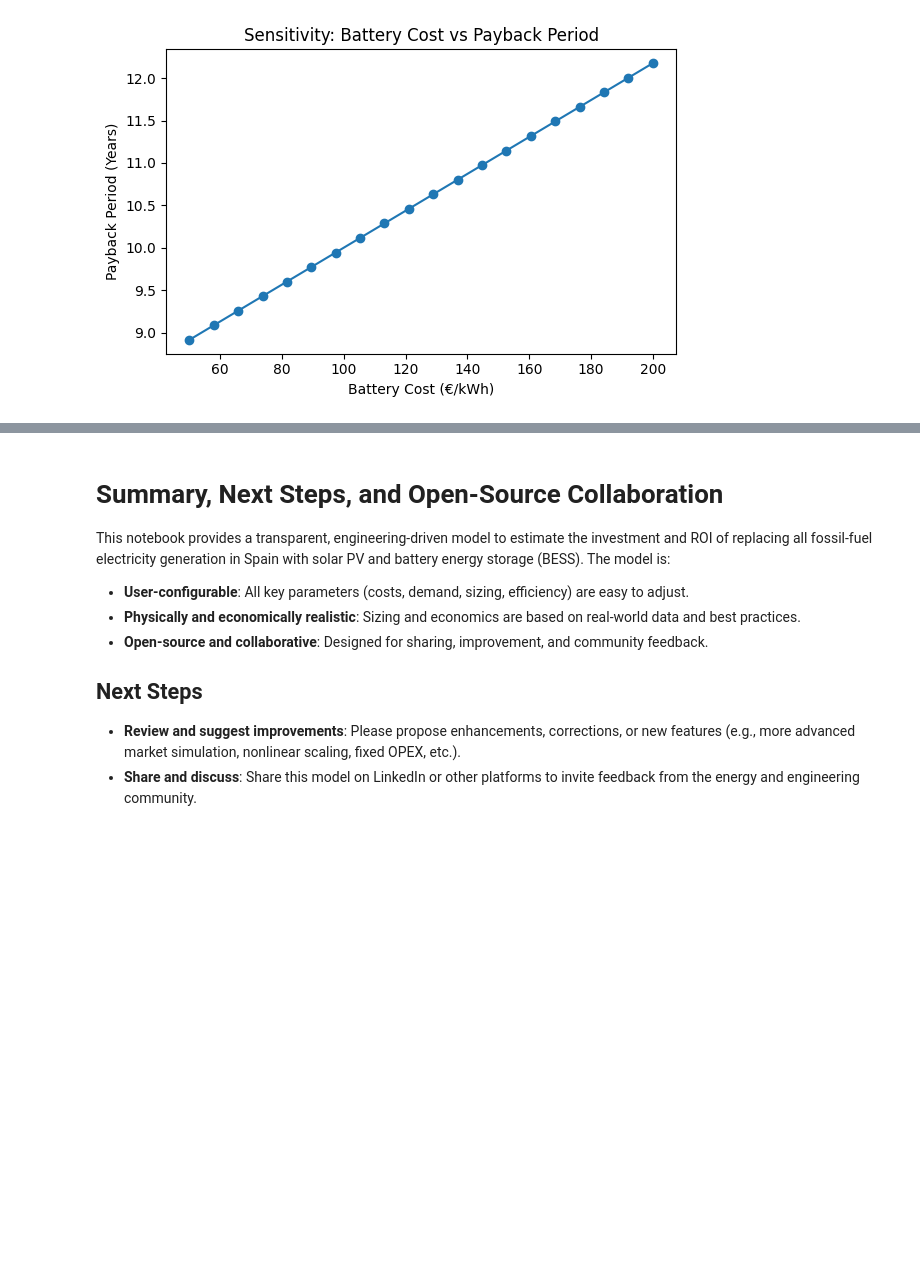
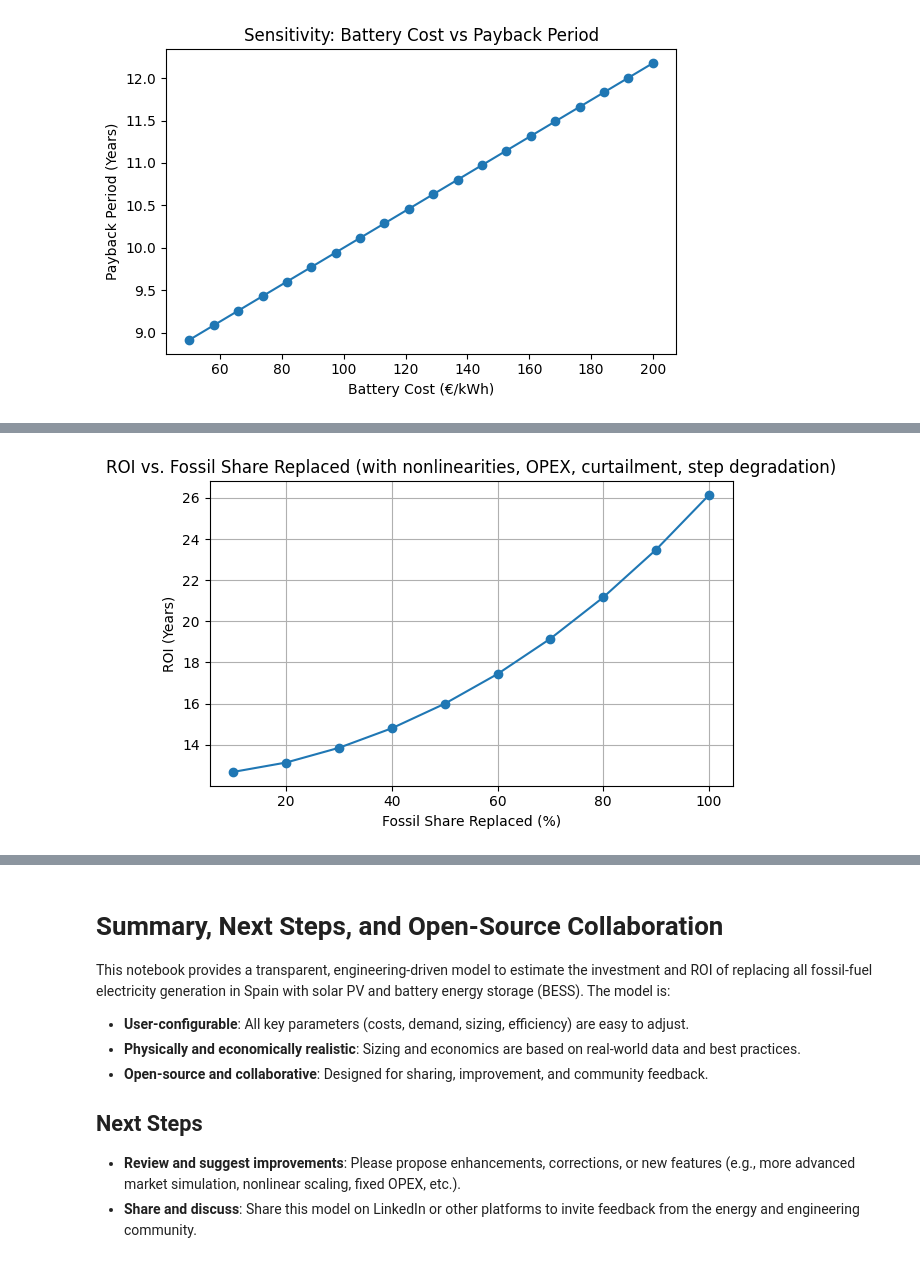
Before and after one commit to literato1987/spain-solar-bess-roi, a Jupyter notebook: roi.ipynb, the cells around one changed output, grey strips where cells are left out. Drawn from its saved outputs; the diff is of its cells as text; code cells hidden in the pictures; blank space fills up the shorter version.

```diff
--- a/roi.ipynb
+++ b/roi.ipynb
@@ -173,0 +180,84 @@ plot_sensitivity_battery_cost()
+# %%
+import numpy as np
+import matplotlib.pyplot as plt
+
+# --- Improved Analysis: Nonlinear Storage, Fixed OPEX, Curtailment, Step Battery Degradation ---
+# This section models:
+# - Nonlinear storage scaling (storage needs rise faster at high penetration)
+# - Curtailment at high solar shares (not all solar can be used)
+# - Fixed and variable OPEX
+# - Step battery degradation: battery drops to 80% capacity quickly, then remains stable until replacement at end of life
+
+def storage_needed_gwh_func(t):
+    # Storage grows faster at high penetration (example: quadratic scaling)
+    return storage_needed_gwh * (1 + 2 * (t**2))
+
+def curtailment_factor(t):
+    # 0% curtailment at low t, up to 20% at t=1
+    return min(0.2 * t, 0.2)
+
+def battery_effective_capacity_factor():
+    # Assume battery degrades to 80% quickly, then stays stable until replacement
+    return 0.8
+
+fixed_opex = 5_000_000  # €/year, example fixed OPEX for solar+BESS
+battery_lifetime = 12   # years before battery replacement
+battery_replacement_cost_fraction = 0.6  # 60% of initial cost for replacement
+
+targets = np.linspace(0.1, 1.0, 10)
+roi_list = []
+investment_list = []
+annual_savings_list = []
+for t in targets:
+    # Nonlinear storage scaling, adjust for step degradation (size for 80% capacity)
+    storage_cap = storage_needed_gwh_func(t) * t / battery_effective_capacity_factor()
+    solar_cap = solar_capacity_mw * t
+    solar_inv = solar_cap * solar_install_cost_per_mw
+    storage_inv = storage_cap * 1e6 * storage_cost_per_kwh
+    total_inv = solar_inv + storage_inv
+    # Curtailment: not all solar can be used at high penetration
+    usable_solar = fossil_annual_mwh * t * (1 - curtailment_factor(t))
+    # Fixed and variable OPEX
+    annual_opex = usable_solar * cost_per_mwh_solar_opex + fixed_opex
+    # Battery replacement at end of life (no continuous degradation)
+    years = 25
+    battery_replacement_cost = storage_inv * battery_replacement_cost_fraction if years > battery_lifetime else 0
+    total_inv_with_replacement = total_inv + battery_replacement_cost
+    # Annual savings (use usable_solar, not full fossil replaced)
+    annual_sav = usable_solar * cost_per_mwh_fossil - annual_opex
+    roi = total_inv_with_replacement / annual_sav if annual_sav > 0 else np.nan
+    roi_list.append(roi)
+    investment_list.append(total_inv_with_replacement / 1e9)  # in billion €
+    annual_savings_list.append(annual_sav / 1e9)  # in billion €/yr
+
+# Plot ROI vs. % replaced
+plt.figure(figsize=(6,4))
+plt.plot(targets*100, roi_list, marker='o')
+plt.xlabel('Fossil Share Replaced (%)')
+plt.ylabel('ROI (Years)')
+plt.title('ROI vs. Fossil Share Replaced (with nonlinearities, OPEX, curtailment, step degradation)')
+plt.grid(True)
+plt.tight_layout()
+plt.show()
+
+# Plot Investment vs. % replaced
+plt.figure(figsize=(6,4))
+plt.plot(targets*100, investment_list, marker='o', color='tab:blue')
+plt.xlabel('Fossil Share Replaced (%)')
+plt.ylabel('Total Investment (Billion €)')
+plt.title('Investment vs. Fossil Share Replaced (with battery replacement)')
+plt.grid(True)
+plt.tight_layout()
+plt.show()
+
+# Plot Annual Savings vs. % replaced
+plt.figure(figsize=(6,4))
+plt.plot(targets*100, annual_savings_list, marker='o', color='tab:green')
+plt.xlabel('Fossil Share Replaced (%)')
+plt.ylabel('Annual Net Savings (Billion €/yr)')
+plt.title('Annual Net Savings vs. Fossil Share Replaced (with curtailment)')
+plt.grid(True)
+plt.tight_layout()
+plt.show()
+# %% [output]
+[figure, added]
```
Also changed, not shown: parts of 2 cells of this notebook, 1 other file.
